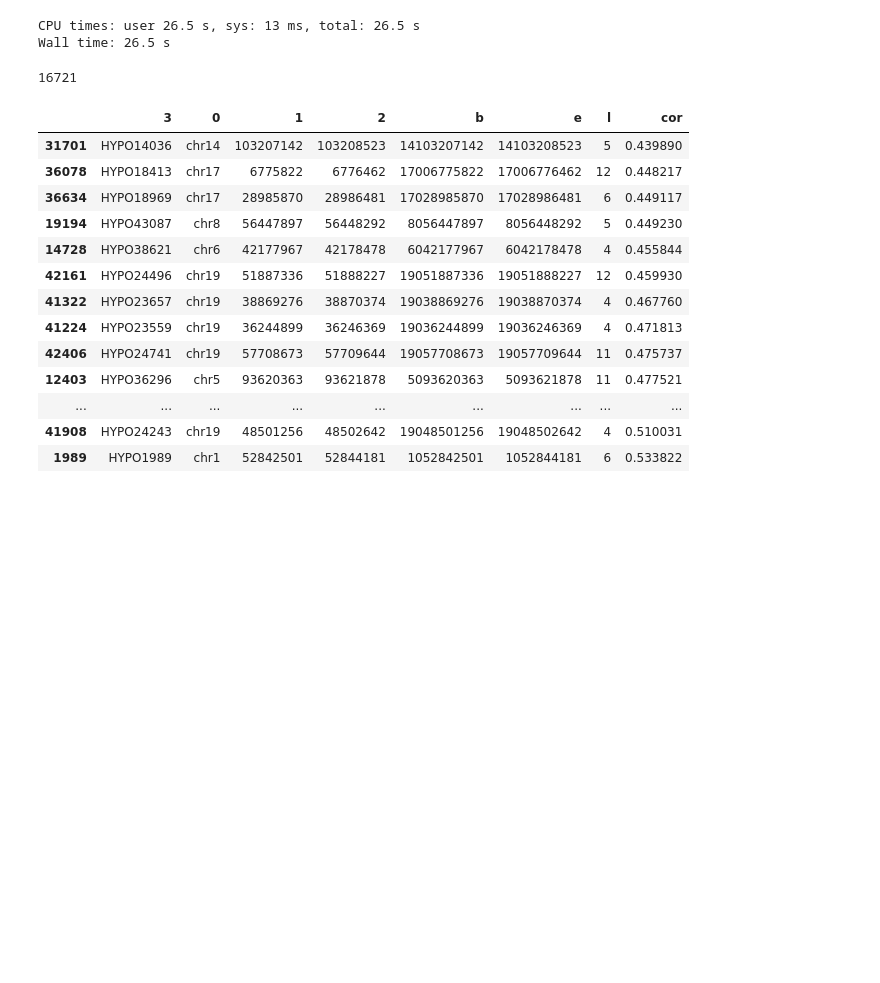
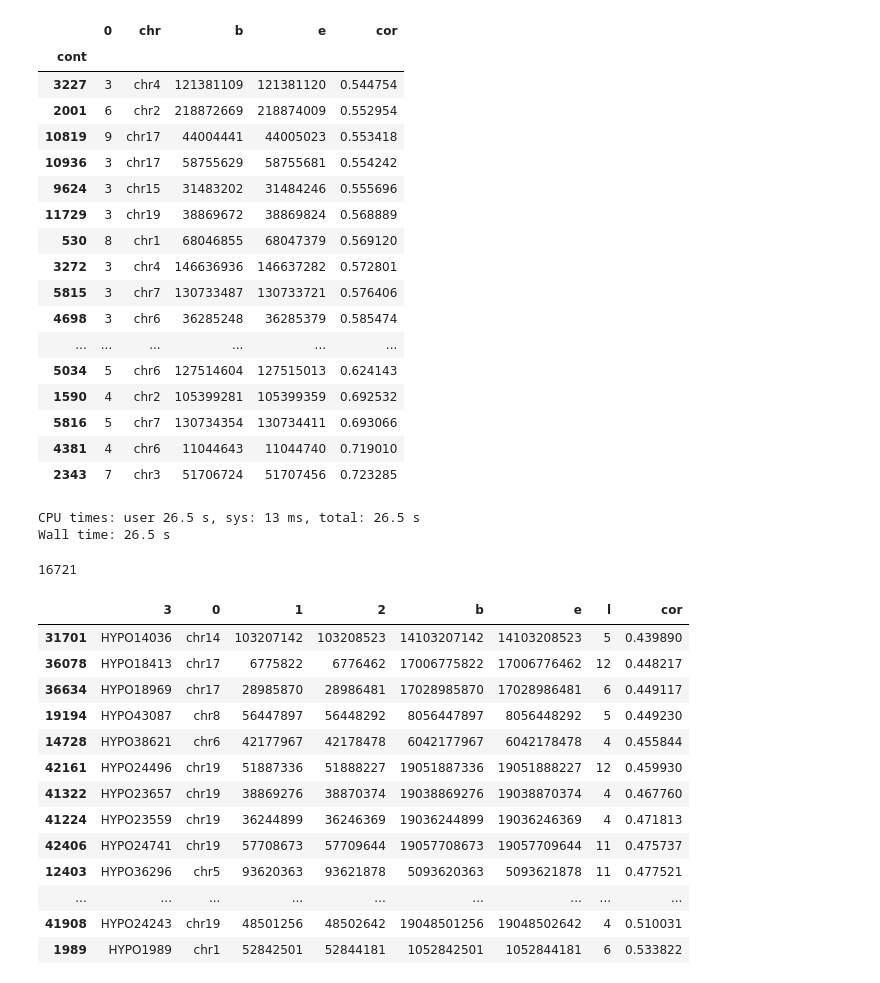
Before and after one commit to moqri/epi_deconv, a Jupyter notebook: array.ipynb, the cells around one changed output. Drawn from its saved outputs; the diff is of its cells as text; code cells hidden in the pictures; blank space fills up the shorter version.

```diff
--- a/array.ipynb
+++ b/array.ipynb
@@ -26,17 +39,7 @@ hmr=pd.read_table('/labs/mpsnyder/moqri/epi_deconv/data/neo/neo',header=None,ind
 hmr['b']=hmr[0].str[3:].astype(int)*10**9+hmr[1]
 hmr['e']=hmr[0].str[3:].astype(int)*10**9+hmr[2]
 hmr=hmr.sort_values('b')
-# %%
-man=pd.read_table('../Blood-DNA-Methylation-Atlas/data/ref/HM450.hg38.manifest.tsv',index_col='Probe_ID')[['CpG_chrm','CpG_beg']]
-man=man.dropna().copy()
-man['CpG_beg']=man['CpG_beg'].astype(int)
-man.columns=[0,1]
-man['cg']=man.index
-man=man.merge(wb_cor.rename('cor'),left_index=True,right_index=True)
-man=man[man[0].isin('chr'+str(c) for c in range(1,23))].copy()
-man['pos']=man[0].str[3:].astype(int)*10**9+man[1]
-man=man.sort_values('pos')
-man['bin']=man['cor']>0
 # %%
-cg=wb_cor[wb_cor>.17].head(1).index[0]
+pv=.2631
+cg=wb_cor[wb_cor>pv].head(1).index[0]
 pearsonr(wb_t[cg],wb_t['age'])
@@ -51,3 +50,49 @@ r=.17
+# %%
+%%time
+#man=man[man['l']>0].copy()
+cont=[]
+c=0
+last=False
+last_l=-1
+for i,b in man[['l','cor']].iterrows():
+    if (b['cor']>pv):
+        #if (b['l']>last_l or last==False):
+        if (last==False):
+            c+=1
+            #last_l=b['l']
+        cont.append(c)
+        last=True
+    else:
+        cont.append(-1)
+        last=False
+# %%
+man['cont']=cont
+mgc=pd.DataFrame(man.groupby('cont')[0].count())
+mgc['chr']=man.groupby('cont')[0].first()
+mgc['b']=man.groupby('cont')[1].first()
+mgc['e']=man.groupby('cont')[1].last()
+mgc['cor']=man.groupby('cont')['cor'].mean()
+topl=mgc[mgc[0]>=3].sort_values('cor')
+topl.tail(20)
+# %% [output]
+|  | 0 | chr | b | e | cor |
+| cont |  |  |  |  |  |
+| 3227 | 3 | chr4 | 121381109 | 121381120 | 0.544754 |
+| 2001 | 6 | chr2 | 218872669 | 218874009 | 0.552954 |
+| 10819 | 9 | chr17 | 44004441 | 44005023 | 0.553418 |
+| 10936 | 3 | chr17 | 58755629 | 58755681 | 0.554242 |
+| 9624 | 3 | chr15 | 31483202 | 31484246 | 0.555696 |
+| 11729 | 3 | chr19 | 38869672 | 38869824 | 0.568889 |
+| 530 | 8 | chr1 | 68046855 | 68047379 | 0.569120 |
+| 3272 | 3 | chr4 | 146636936 | 146637282 | 0.572801 |
+| 5815 | 3 | chr7 | 130733487 | 130733721 | 0.576406 |
+| 4698 | 3 | chr6 | 36285248 | 36285379 | 0.585474 |
+| ... | ... | ... | ... | ... | ... |
+| 5034 | 5 | chr6 | 127514604 | 127515013 | 0.624143 |
+| 1590 | 4 | chr2 | 105399281 | 105399359 | 0.692532 |
+| 5816 | 5 | chr7 | 130734354 | 130734411 | 0.693066 |
+| 4381 | 4 | chr6 | 11044643 | 11044740 | 0.719010 |
+| 2343 | 7 | chr3 | 51706724 | 51707456 | 0.723285 |
 # %%
 #man=man[man['cor']>.170].copy()
 # %%
```
Also changed, not shown: parts of 11 cells of this notebook, 2 other files.
